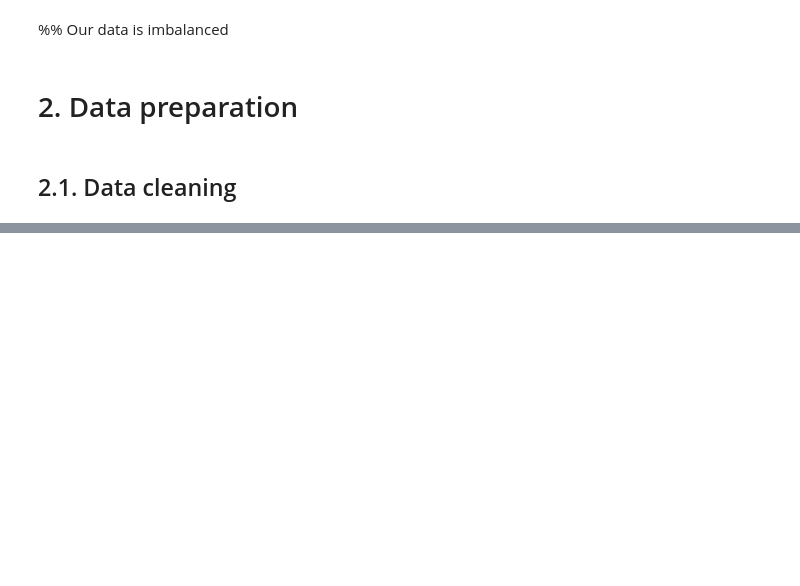
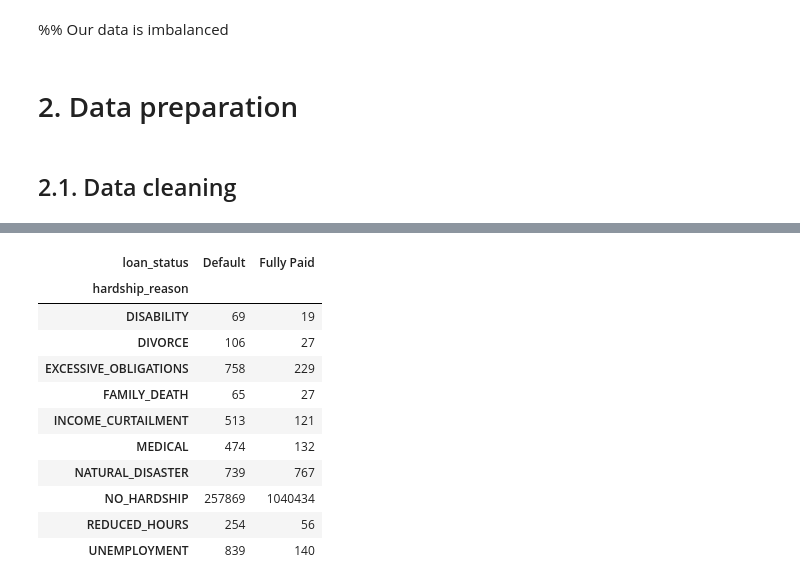
Before and after one commit to kasiakry/MLBigDataset, a Jupyter notebook: lending_club.ipynb, the cells around one changed output, grey strips where cells are left out. Drawn from its saved outputs; the diff is of its cells as text; code cells hidden in the pictures; blank space fills up the shorter version.

```diff
--- a/lending_club.ipynb
+++ b/lending_club.ipynb
@@ -112,0 +117,15 @@ data.hardship_reason.value_counts()
+# %%
+pd.crosstab(data.hardship_reason, data.loan_status)
+# %% [output]
+| loan_status | Default | Fully Paid |
+| hardship_reason |  |  |
+| DISABILITY | 69 | 19 |
+| DIVORCE | 106 | 27 |
+| EXCESSIVE_OBLIGATIONS | 758 | 229 |
+| FAMILY_DEATH | 65 | 27 |
+| INCOME_CURTAILMENT | 513 | 121 |
+| MEDICAL | 474 | 132 |
+| NATURAL_DISASTER | 739 | 767 |
+| NO_HARDSHIP | 257869 | 1040434 |
+| REDUCED_HOURS | 254 | 56 |
+| UNEMPLOYMENT | 839 | 140 |
```
Also changed, not shown: parts of 8 cells of this notebook.
